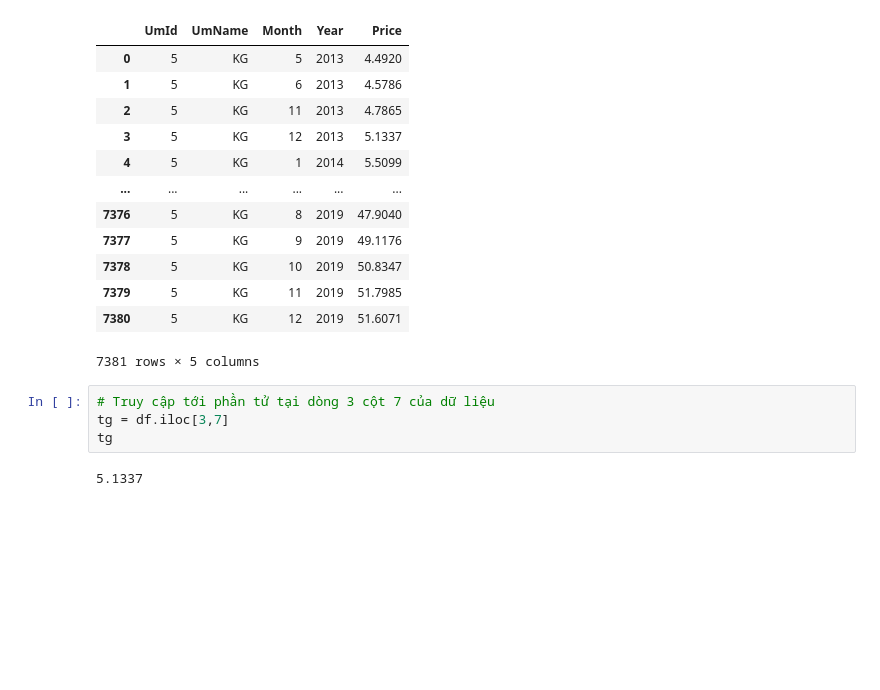
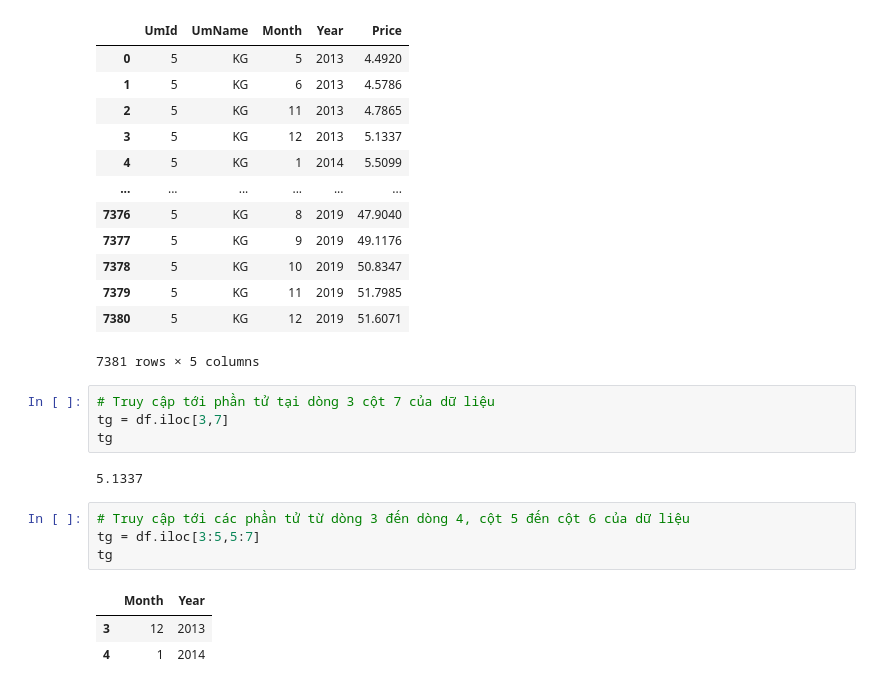
Before and after one commit to hunght92/Codegym, a Jupyter notebook: Học lại.ipynb, the cells around one changed output. Saved outputs shown, nothing was run; the diff lists cells and outputs as text; blank space fills up the shorter version.

```diff
--- a/Học lại.ipynb
+++ b/Học lại.ipynb
@@ -475,3 +475,11 @@ tg = df.iloc[3,7]
 tg
 # %% [output]
 5.1337
+# %%
+# Truy cập tới các phần tử từ dòng 3 đến dòng 4, cột 5 đến cột 6 của dữ liệu
+tg = df.iloc[3:5,5:7]
+tg
+# %% [output]
+|  | Month | Year |
+| 3 | 12 | 2013 |
+| 4 | 1 | 2014 |
```
Also changed, not shown: parts of 2 cells of this notebook.
